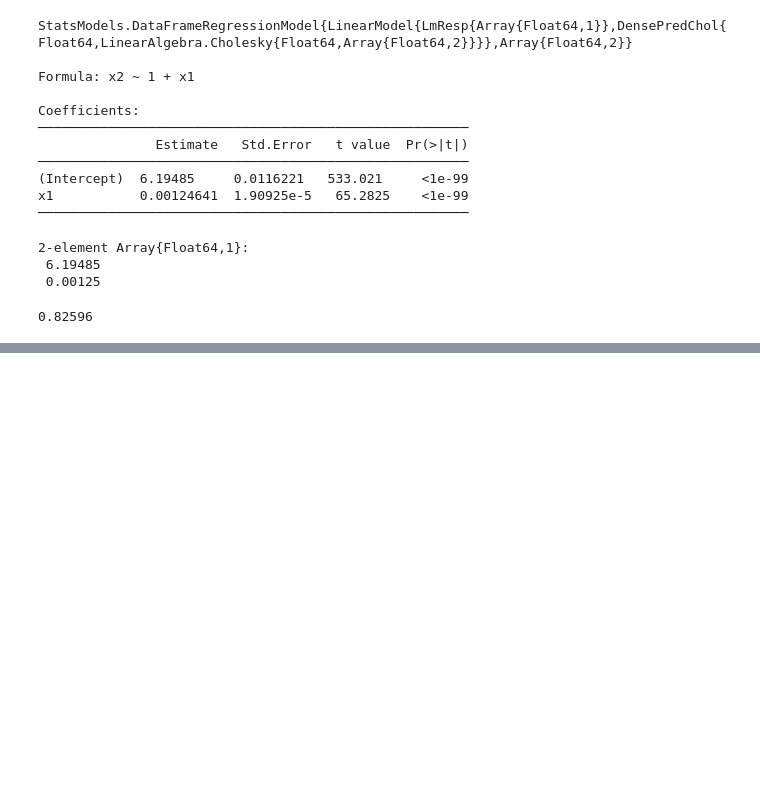
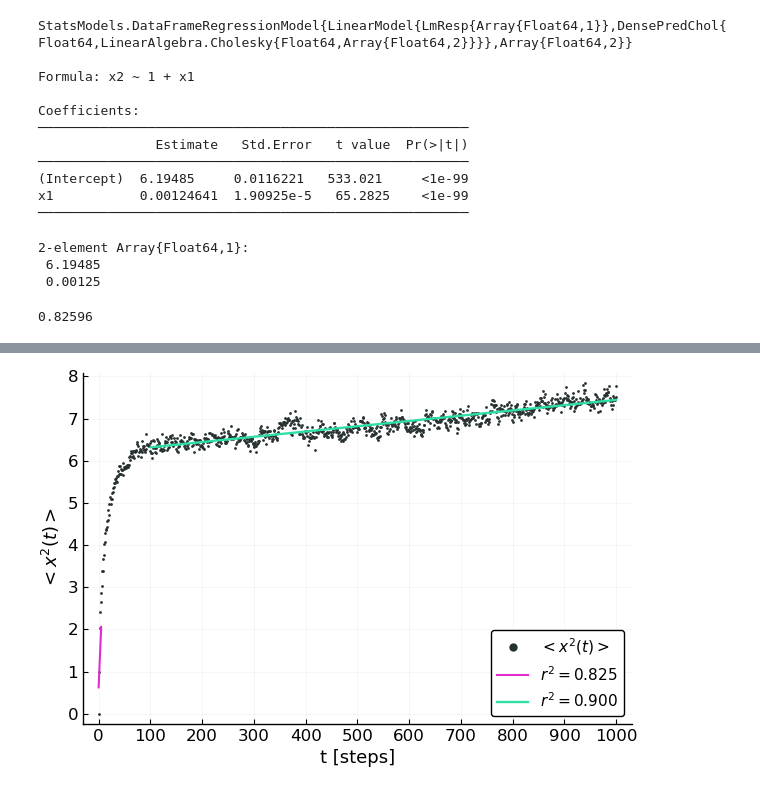
Before and after one commit to Yuriyama/Coronavirus, a Jupyter notebook: MSD_and_Diffusion_coefficient.ipynb, the cells around one changed output, grey strips where cells are left out. Cells and saved outputs as stored; diff of their text form; code cells hidden in the pictures; blank space fills up the shorter version.

```diff
--- a/MSD_and_Diffusion_coefficient.ipynb
+++ b/MSD_and_Diffusion_coefficient.ipynb
@@ -635,0 +707,37 @@ Plots.plot!(eq900,
+# %%
+#estaaaaaa
+xs100 = collect(0:100)
+ys100 = desp_medio[1:101]
+xs100s = collect(1:100)
+ys100s = desp_medio[2:101]
+
+xt = collect(0:0.01:100)
+eq(xt) = 1.8588*(xt)^(0.2892)
+eq900(x) = 0.00125(x) + 6.19485
+
+gtodo =scatter(xs, ys,
+    xticks =:0:100:1000,
+    yticks =:0:1:8,
+    xtickfont = font(12, "Courier"),
+    ytickfont = font(12, "Courier"),
+    guidefontsize = 13,
+    xlabel = "t [steps]",
+    ylabel = L"<x^2(t)>",
+    legend = true,
+    legendfontsize = 11,
+    label = L"<x^2(t)>",
+    markercolor = "#263030",
+    markerstrokewidth = 0,
+    markerstrokealpha = 0,
+    markersize = 2,
+    gridalpha = 0.05)
+Plots.plot!(xp, yp,
+    label = L"r^2=0.825",
+    linewidth = 1.5,
+    linecolor = "#DF2ECD")
+Plots.plot!(xn, yn,
+    label = L"r^2=0.900",
+    linewidth = 1.7,
+    linecolor = "#2EDFA7")  #2BBBD8 #2A73EC #2EDFA7
+# %% [output]
+[figure, added]
```
Also changed, not shown: parts of 8 cells of this notebook, 1 other file.
